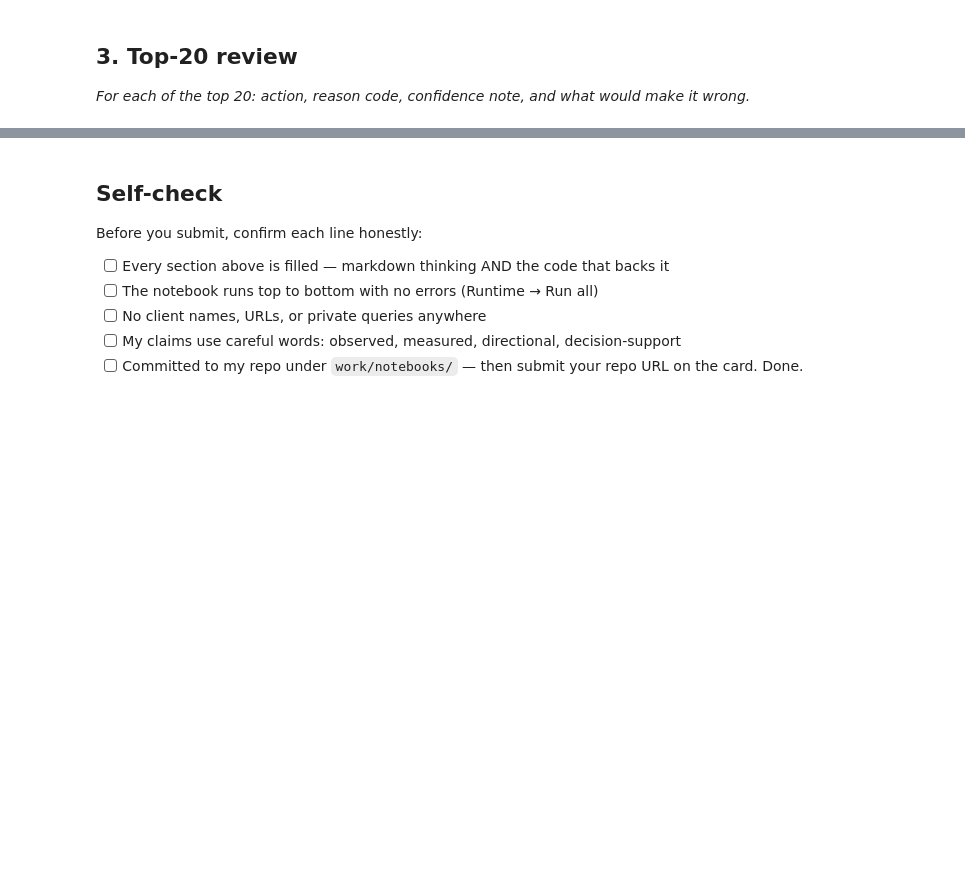
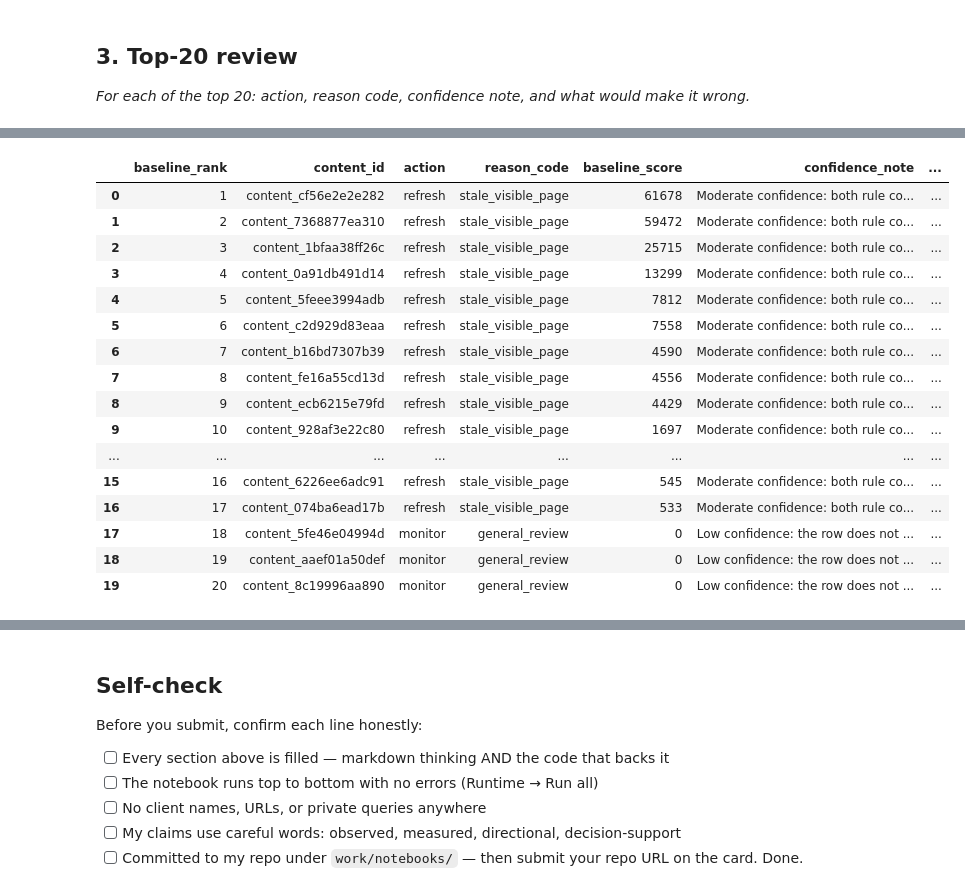
Before and after one commit to AhsanullahCS/FlyRank_Internship, a Jupyter notebook: work/notebooks/w04_baseline_score.ipynb, the cells around one changed output, grey strips where cells are left out. Cells and saved outputs as stored; diff of their text form; code cells hidden in the pictures; blank space fills up the shorter version.

```diff
--- a/work/notebooks/w04_baseline_score.ipynb
+++ b/work/notebooks/w04_baseline_score.ipynb
@@ -36,0 +436,49 @@ This skeleton is yours to fill. Work the sections **in order** — each one has
+# %%
+# =========================================================
+# TOP-20 REVIEW
+# =========================================================
+
+top20 = queue.head(20).copy()
+
+top20["confidence_note"] = np.where(
+    top20["action"] == "refresh",
+    "Moderate confidence: both rule conditions are directly observed.",
+    "Low confidence: the row does not meet both baseline conditions."
+)
+
+top20["what_would_make_it_wrong"] = (
+    "The page may still be accurate and useful; "
+    "high impressions do not by themselves prove that a refresh is needed."
+)
+
+top20_review = top20[
+    [
+        "baseline_rank",
+        "content_id",
+        "action",
+        "reason_code",
+        "baseline_score",
+        "confidence_note",
+        "what_would_make_it_wrong"
+    ]
+].copy()
+
+display(top20_review)
+# %% [output]
+|  | baseline_rank | content_id | action | reason_code | baseline_score | confidence_note | ... |
+| 0 | 1 | content_cf56e2e2e282 | refresh | stale_visible_page | 61678 | Moderate confidence: both rule co... | ... |
+| 1 | 2 | content_7368877ea310 | refresh | stale_visible_page | 59472 | Moderate confidence: both rule co... | ... |
+| 2 | 3 | content_1bfaa38ff26c | refresh | stale_visible_page | 25715 | Moderate confidence: both rule co... | ... |
+| 3 | 4 | content_0a91db491d14 | refresh | stale_visible_page | 13299 | Moderate confidence: both rule co... | ... |
+| 4 | 5 | content_5feee3994adb | refresh | stale_visible_page | 7812 | Moderate confidence: both rule co... | ... |
+| 5 | 6 | content_c2d929d83eaa | refresh | stale_visible_page | 7558 | Moderate confidence: both rule co... | ... |
+| 6 | 7 | content_b16bd7307b39 | refresh | stale_visible_page | 4590 | Moderate confidence: both rule co... | ... |
+| 7 | 8 | content_fe16a55cd13d | refresh | stale_visible_page | 4556 | Moderate confidence: both rule co... | ... |
+| 8 | 9 | content_ecb6215e79fd | refresh | stale_visible_page | 4429 | Moderate confidence: both rule co... | ... |
+| 9 | 10 | content_928af3e22c80 | refresh | stale_visible_page | 1697 | Moderate confidence: both rule co... | ... |
+| ... | ... | ... | ... | ... | ... | ... | ... |
+| 15 | 16 | content_6226ee6adc91 | refresh | stale_visible_page | 545 | Moderate confidence: both rule co... | ... |
+| 16 | 17 | content_074ba6ead17b | refresh | stale_visible_page | 533 | Moderate confidence: both rule co... | ... |
+| 17 | 18 | content_5fe46e04994d | monitor | general_review | 0 | Low confidence: the row does not ... | ... |
+| 18 | 19 | content_aaef01a50def | monitor | general_review | 0 | Low confidence: the row does not ... | ... |
+| 19 | 20 | content_8c19996aa890 | monitor | general_review | 0 | Low confidence: the row does not ... | ... |
```
Also changed, not shown: parts of 22 cells of this notebook.
